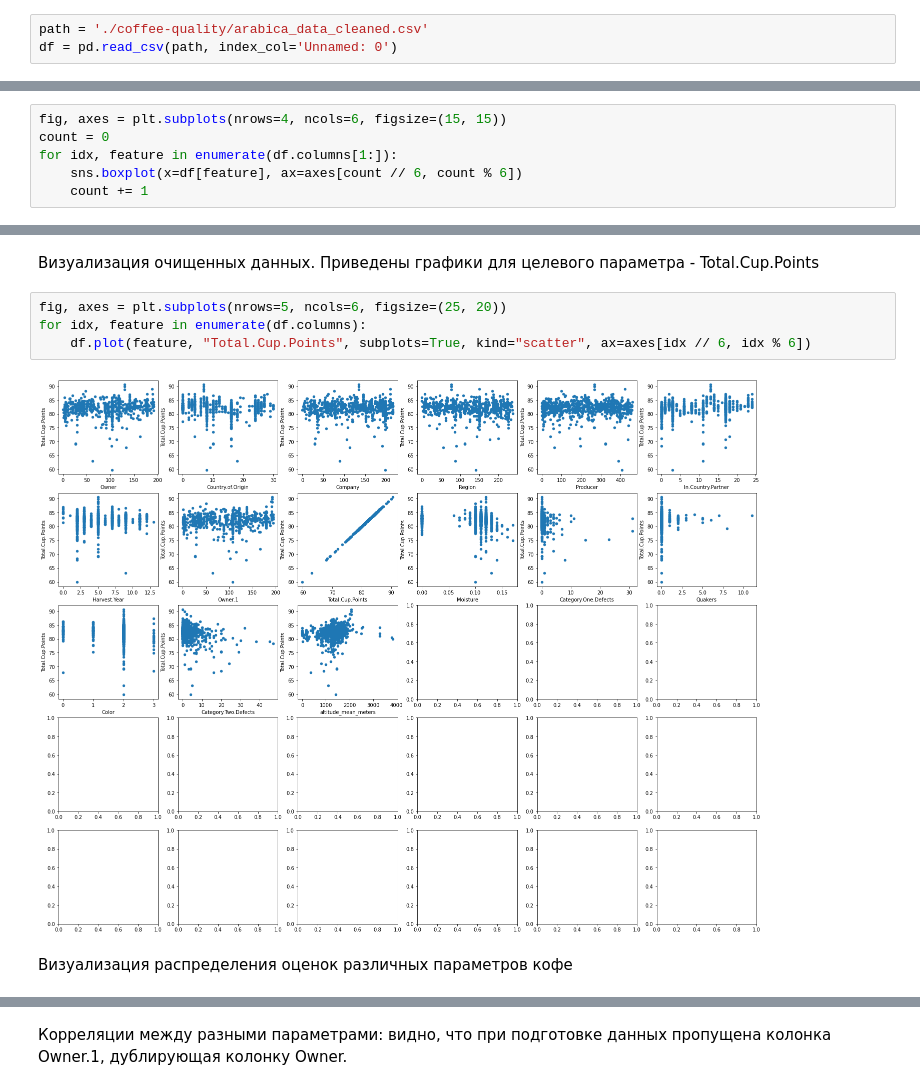
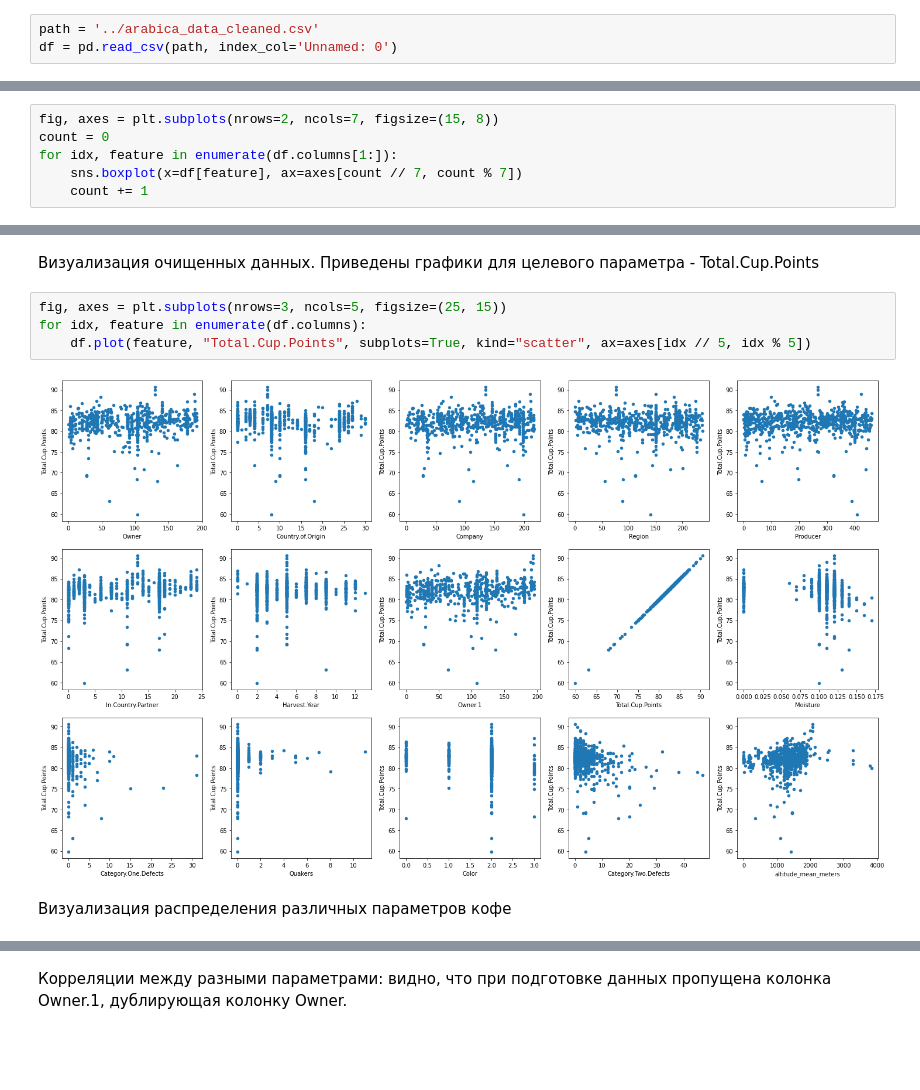
Before and after one commit to repkakkk/coffee-quality, a Jupyter notebook: 20230201_EDA.ipynb, the cells around one changed output, grey strips where cells are left out. Cells and saved outputs as stored; diff of their text form; blank space fills up the shorter version.

```diff
--- a/20230201_EDA.ipynb
+++ b/20230201_EDA.ipynb
@@ -22,7 +22,7 @@ https://www.kaggle.com/datasets/volpatto/coffee-quality-database-from-cqi?resour
 # %% [markdown]
 Датасет представляет собой данные о качестве кофе разных производителей, собранные Coffee Institute (https://database.coffeeinstitute.org/). Для каждой строки приведены в том числе оценки аромата, кислотности, сладости и других параметров кофе, а также общие оценки, данные кофейными дегустаторами.
 # %%
-path = './coffee-quality/arabica_data_cleaned.csv'
+path = '../arabica_data_cleaned.csv'
 df = pd.read_csv(path, index_col='Unnamed: 0')
 # %%
 df.tail()
@@ -149,7 +149,7 @@ if 1:
 # %%
-fig, axes = plt.subplots(nrows=4, ncols=6, figsize=(15, 15))
+fig, axes = plt.subplots(nrows=2, ncols=7, figsize=(15, 8))
 count = 0
 for idx, feature in enumerate(df.columns[1:]):
-    sns.boxplot(x=df[feature], ax=axes[count // 6, count % 6])
+    sns.boxplot(x=df[feature], ax=axes[count // 7, count % 7])
     count += 1
 # %% [output]
@@ -181,11 +181,11 @@ df.drop(df.loc[df['altitude_mean_meters'] > 10000].index, inplace = True )
 # %% [markdown]
 Визуализация очищенных данных. Приведены графики для целевого параметра - Total.Cup.Points
 # %%
-fig, axes = plt.subplots(nrows=5, ncols=6, figsize=(25, 20))
+fig, axes = plt.subplots(nrows=3, ncols=5, figsize=(25, 15))
 for idx, feature in enumerate(df.columns):
-    df.plot(feature, "Total.Cup.Points", subplots=True, kind="scatter", ax=axes[idx // 6, idx % 6])
+    df.plot(feature, "Total.Cup.Points", subplots=True, kind="scatter", ax=axes[idx // 5, idx % 5])
 # %% [output]
-[figure, old version]
+[figure, new version]
 # %% [markdown]
-Визуализация распределения оценок различных параметров кофе
+Визуализация распределения различных параметров кофе
 # %%
```
Also changed, not shown: parts of 11 cells of this notebook.
